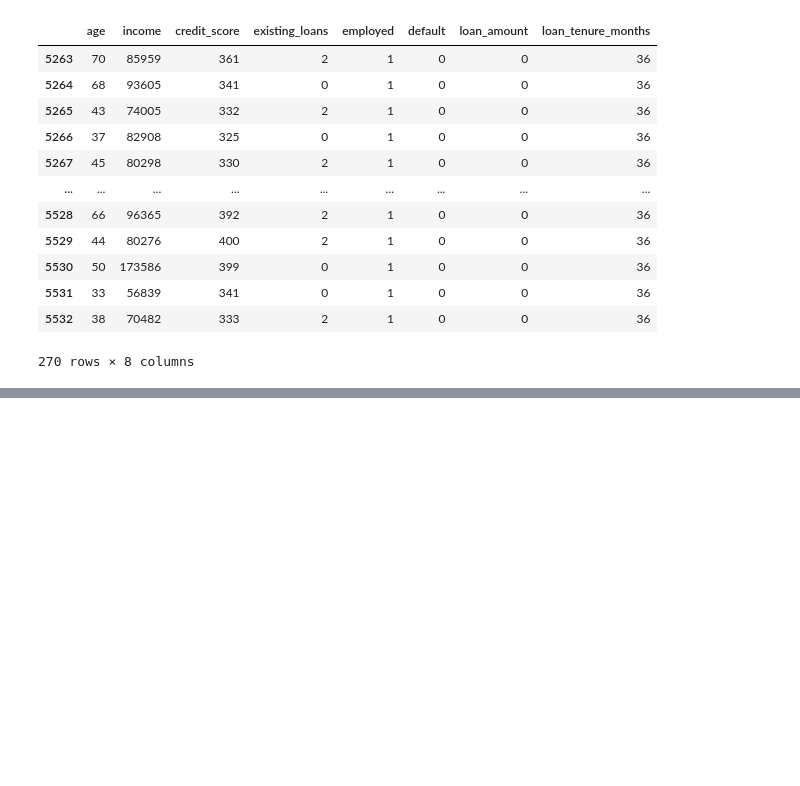
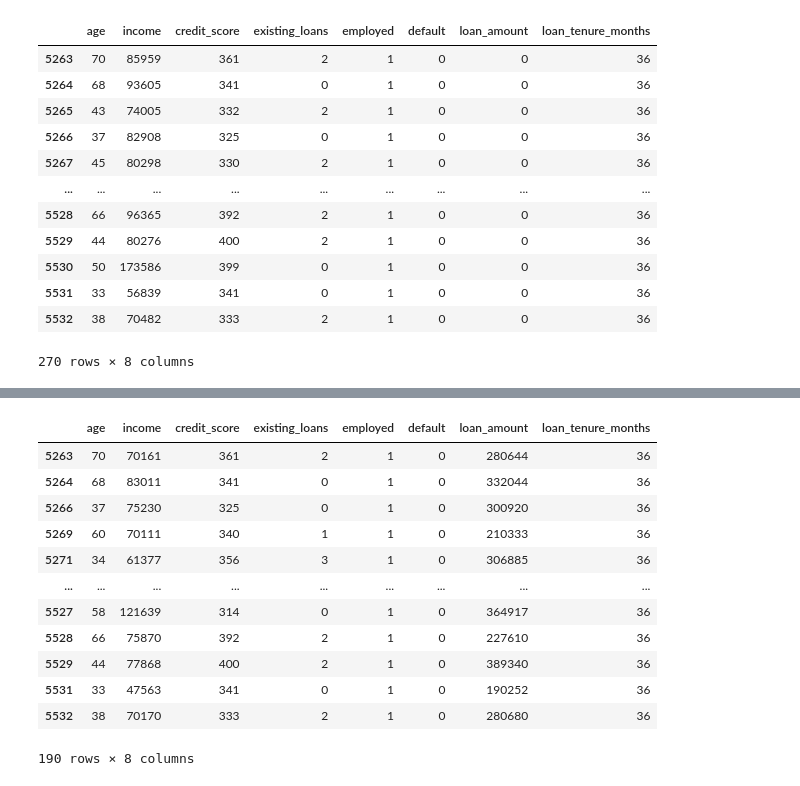
Before and after one commit to mdalishekh/DriftShield, a Jupyter notebook: data_clean4.ipynb, the cells around one changed output, grey strips where cells are left out. Saved outputs shown, nothing was run; the diff lists cells and outputs as text; code cells hidden in the pictures; blank space fills up the shorter version.

```diff
--- a/data_clean4.ipynb
+++ b/data_clean4.ipynb
@@ -501,0 +690,16 @@ df.loc[
+# %%
+df[new_emp_worst_loans]
+# %% [output]
+|  | age | income | credit_score | existing_loans | employed | default | loan_amount | loan_tenure_months |
+| 5263 | 70 | 70161 | 361 | 2 | 1 | 0 | 280644 | 36 |
+| 5264 | 68 | 83011 | 341 | 0 | 1 | 0 | 332044 | 36 |
+| 5266 | 37 | 75230 | 325 | 0 | 1 | 0 | 300920 | 36 |
+| 5269 | 60 | 70111 | 340 | 1 | 1 | 0 | 210333 | 36 |
+| 5271 | 34 | 61377 | 356 | 3 | 1 | 0 | 306885 | 36 |
+| ... | ... | ... | ... | ... | ... | ... | ... | ... |
+| 5527 | 58 | 121639 | 314 | 0 | 1 | 0 | 364917 | 36 |
+| 5528 | 66 | 75870 | 392 | 2 | 1 | 0 | 227610 | 36 |
+| 5529 | 44 | 77868 | 400 | 2 | 1 | 0 | 389340 | 36 |
+| 5531 | 33 | 47563 | 341 | 0 | 1 | 0 | 190252 | 36 |
+| 5532 | 38 | 70170 | 333 | 2 | 1 | 0 | 280680 | 36 |
+190 rows × 8 columns
```
Also changed, not shown: parts of 40 cells of this notebook.
